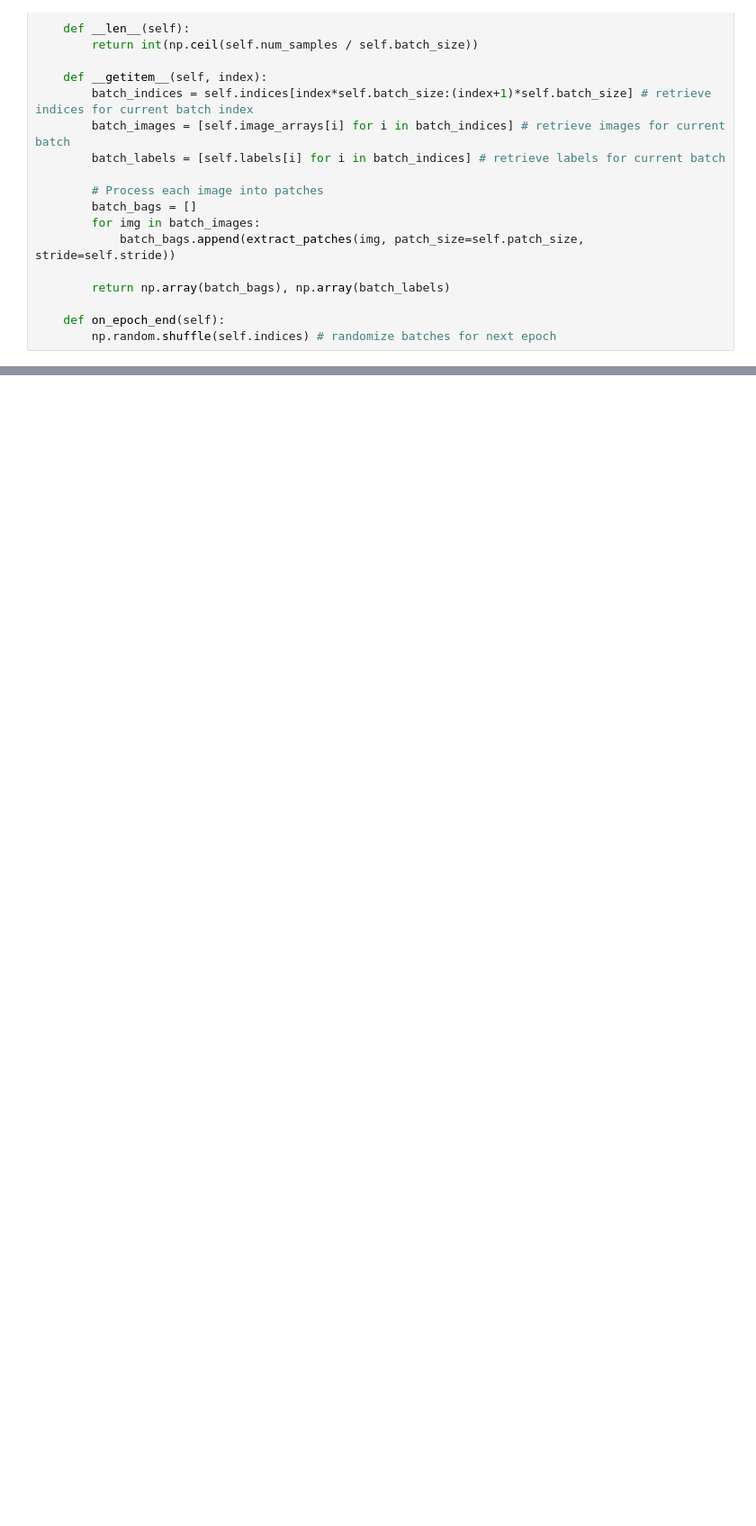
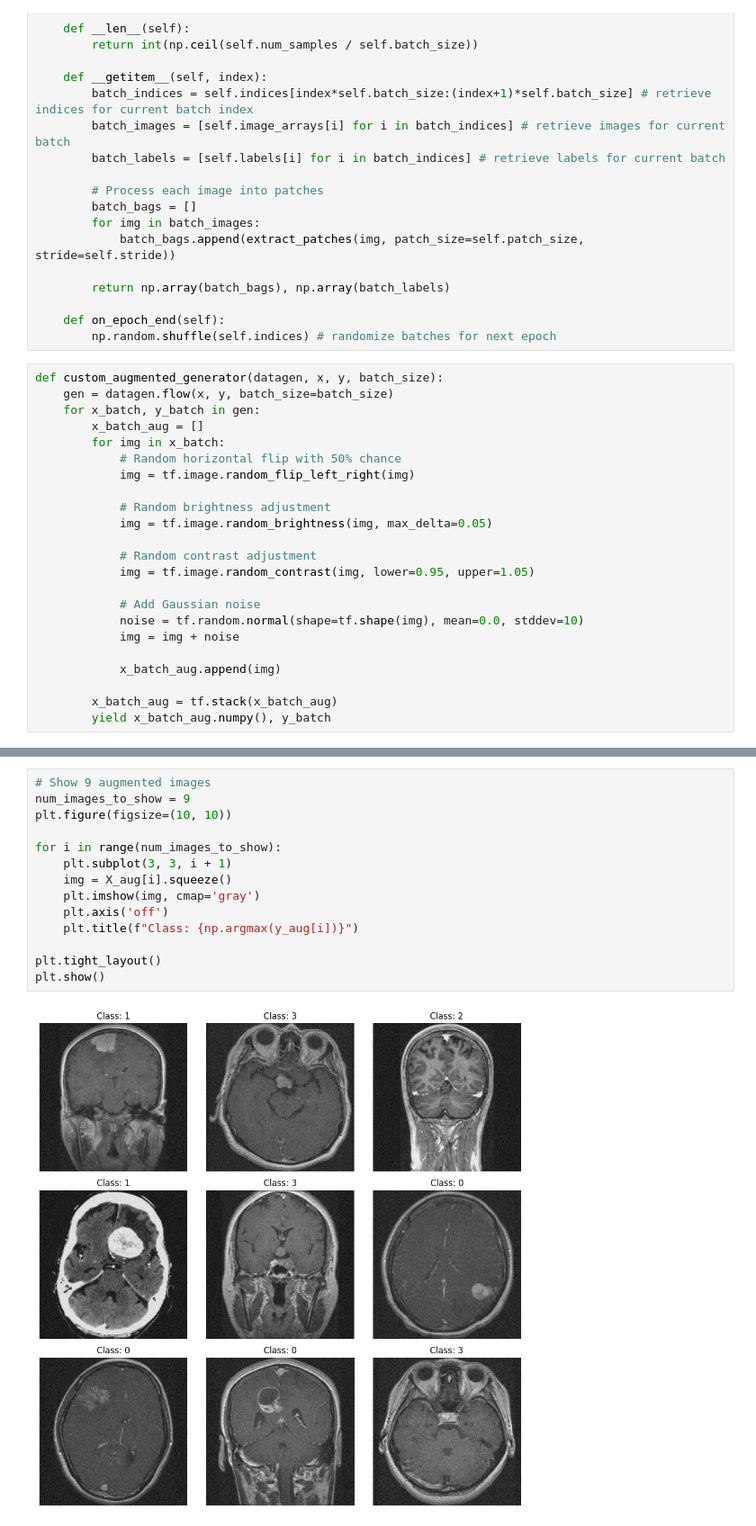
Before and after one commit to andelagrizelj/BVPraktikum-BrainTumorDetection, a Jupyter notebook: multiple_instance_learning.ipynb, the cells around one changed output, grey strips where cells are left out. Shown at 90% size. Drawn from its saved outputs; the diff is of its cells as text; blank space fills up the shorter version.

```diff
--- a/multiple_instance_learning.ipynb
+++ b/multiple_instance_learning.ipynb
@@ -56,6 +56,29 @@ class PatchBagGenerator(tf.keras.utils.Sequence):
 
     def on_epoch_end(self):
         np.random.shuffle(self.indices) # randomize batches for next epoch
+# %%
+def custom_augmented_generator(datagen, x, y, batch_size):
+    gen = datagen.flow(x, y, batch_size=batch_size)
+    for x_batch, y_batch in gen:
+        x_batch_aug = []
+        for img in x_batch:
+            # Random horizontal flip with 50% chance
+            img = tf.image.random_flip_left_right(img)
+
+            # Random brightness adjustment
+            img = tf.image.random_brightness(img, max_delta=0.05)
+
+            # Random contrast adjustment
+            img = tf.image.random_contrast(img, lower=0.95, upper=1.05)
+
+            # Add Gaussian noise
+            noise = tf.random.normal(shape=tf.shape(img), mean=0.0, stddev=10)
+            img = img + noise
+
+            x_batch_aug.append(img)
+
+        x_batch_aug = tf.stack(x_batch_aug)
+        yield x_batch_aug.numpy(), y_batch
 # %%
 def extract_generator_data(generator):
     """Convert generator output to arrays"""
@@ -104,3 +164,19 @@ Found 573 images belonging to 4 classes.
 Class indices: {'glioma_tumor': 0, 'meningioma_tumor': 1, 'no_tumor': 2, 'pituitary_tumor': 3}
+# %%
+# Show 9 augmented images
+num_images_to_show = 9
+plt.figure(figsize=(10, 10))
+
+for i in range(num_images_to_show):
+    plt.subplot(3, 3, i + 1)
+    img = X_aug[i].squeeze()
+    plt.imshow(img, cmap='gray')
+    plt.axis('off')
+    plt.title(f"Class: {np.argmax(y_aug[i])}")
+
+plt.tight_layout()
+plt.show()
+# %% [output]
+[figure, added]
 # %%
 from tensorflow.keras.applications import VGG16
```
Also changed, not shown: parts of 4 cells of this notebook, 1 other file.
